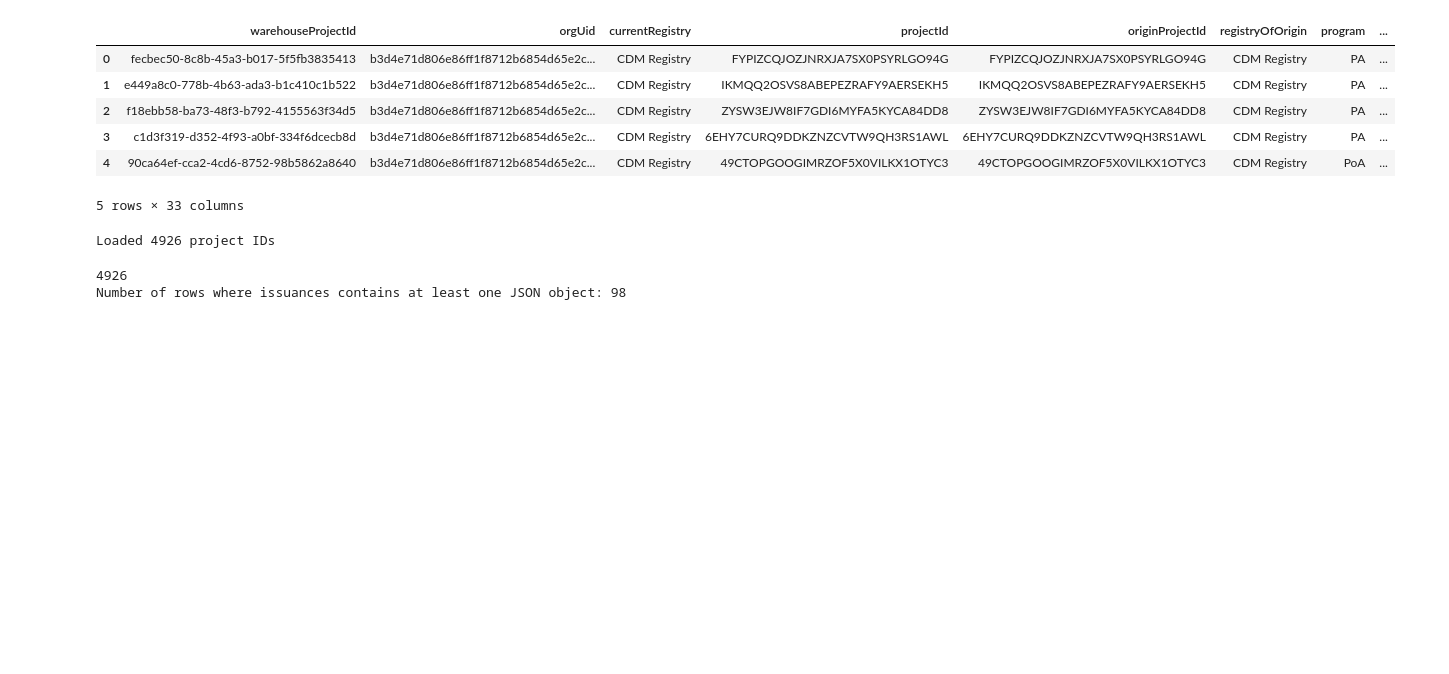
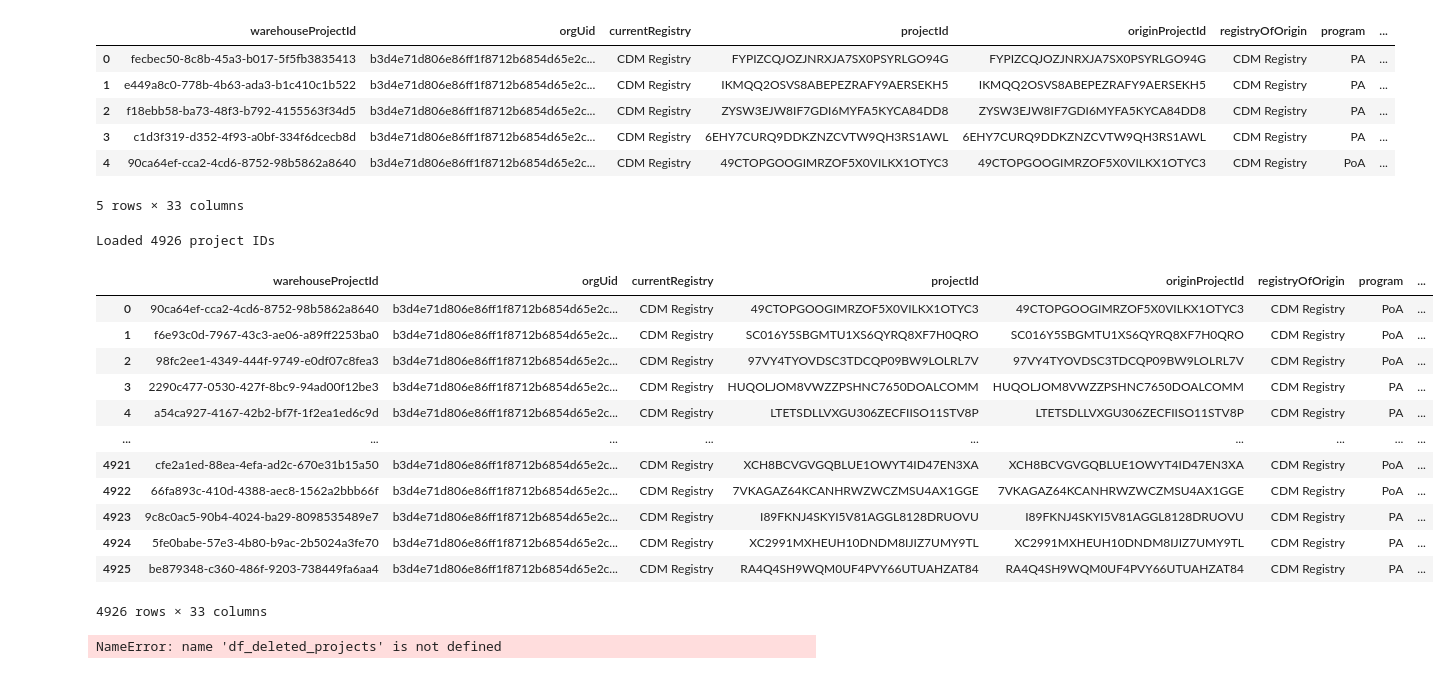
Before and after one commit to Climate-Action-Data/Climate-Action-Data-Climate-Action-Data-cdm-unfccc-mapping, a Jupyter notebook: remainingProjects.ipynb, the cells around one changed output. Saved outputs shown, nothing was run; the diff lists cells and outputs as text; code cells hidden in the pictures; blank space fills up the shorter version.

```diff
--- a/remainingProjects.ipynb
+++ b/remainingProjects.ipynb
@@ -239,27 +233,23 @@ df_deleted_projects = df_all_projects_cdm[
 #     './output/Apr25/CDM-ToBeDeletedProjects-April2025.xlsx',
 #     index=False
 # )
+# %%
+df_deleted_projects =pd.read_excel('./output/Apr25/CDM-ToBeDeletedProjects-April2025.xlsx')
+df_deleted_projects
+# %% [output]
+|  | warehouseProjectId | orgUid | currentRegistry | projectId | originProjectId | registryOfOrigin | program | ... |
+| 0 | 90ca64ef-cca2-4cd6-8752-98b5862a8640 | b3d4e71d806e86ff1f8712b6854d65e2c... | CDM Registry | 49CTOPGOOGIMRZOF5X0VILKX1OTYC3 | 49CTOPGOOGIMRZOF5X0VILKX1OTYC3 | CDM Registry | PoA | ... |
+| 1 | f6e93c0d-7967-43c3-ae06-a89ff2253ba0 | b3d4e71d806e86ff1f8712b6854d65e2c... | CDM Registry | SC016Y5SBGMTU1XS6QYRQ8XF7H0QRO | SC016Y5SBGMTU1XS6QYRQ8XF7H0QRO | CDM Registry | PoA | ... |
+| 2 | 98fc2ee1-4349-444f-9749-e0df07c8fea3 | b3d4e71d806e86ff1f8712b6854d65e2c... | CDM Registry | 97VY4TYOVDSC3TDCQP09BW9LOLRL7V | 97VY4TYOVDSC3TDCQP09BW9LOLRL7V | CDM Registry | PoA | ... |
+| 3 | 2290c477-0530-427f-8bc9-94ad00f12be3 | b3d4e71d806e86ff1f8712b6854d65e2c... | CDM Registry | HUQOLJOM8VWZZPSHNC7650DOALCOMM | HUQOLJOM8VWZZPSHNC7650DOALCOMM | CDM Registry | PA | ... |
+| 4 | a54ca927-4167-42b2-bf7f-1f2ea1ed6c9d | b3d4e71d806e86ff1f8712b6854d65e2c... | CDM Registry | LTETSDLLVXGU306ZECFIISO11STV8P | LTETSDLLVXGU306ZECFIISO11STV8P | CDM Registry | PA | ... |
+| ... | ... | ... | ... | ... | ... | ... | ... | ... |
+| 4921 | cfe2a1ed-88ea-4efa-ad2c-670e31b15a50 | b3d4e71d806e86ff1f8712b6854d65e2c... | CDM Registry | XCH8BCVGVGQBLUE1OWYT4ID47EN3XA | XCH8BCVGVGQBLUE1OWYT4ID47EN3XA | CDM Registry | PoA | ... |
+| 4922 | 66fa893c-410d-4388-aec8-1562a2bbb66f | b3d4e71d806e86ff1f8712b6854d65e2c... | CDM Registry | 7VKAGAZ64KCANHRWZWCZMSU4AX1GGE | 7VKAGAZ64KCANHRWZWCZMSU4AX1GGE | CDM Registry | PoA | ... |
+| 4923 | 9c8c0ac5-90b4-4024-ba29-8098535489e7 | b3d4e71d806e86ff1f8712b6854d65e2c... | CDM Registry | I89FKNJ4SKYI5V81AGGL8128DRUOVU | I89FKNJ4SKYI5V81AGGL8128DRUOVU | CDM Registry | PA | ... |
+| 4924 | 5fe0babe-57e3-4b80-b9ac-2b5024a3fe70 | b3d4e71d806e86ff1f8712b6854d65e2c... | CDM Registry | XC2991MXHEUH10DNDM8IJIZ7UMY9TL | XC2991MXHEUH10DNDM8IJIZ7UMY9TL | CDM Registry | PA | ... |
+| 4925 | be879348-c360-486f-9203-738449fa6aa4 | b3d4e71d806e86ff1f8712b6854d65e2c... | CDM Registry | RA4Q4SH9WQM0UF4PVY66UTUAHZAT84 | RA4Q4SH9WQM0UF4PVY66UTUAHZAT84 | CDM Registry | PA | ... |
+4926 rows × 33 columns
 # %%
-import ast
-
-print(len(df_deleted_projects))
-
-def has_json_object(x):
-    # If already a list, check for any dict
-    if isinstance(x, list):
-        return any(isinstance(i, dict) for i in x)
-    # If string, try to parse as list
-    if isinstance(x, str):
-        try:
-            val = ast.literal_eval(x)
-            if isinstance(val, list):
-                return any(isinstance(i, dict) for i in val)
-        except Exception:
-            return False
-    return False
-
-count_with_json = df_deleted_projects['issuances'].apply(has_json_object).sum()
-print(f"Number of rows where issuances contains at least one JSON object: {count_with_json}")
 # %% [output]
-4926
-Number of rows where issuances contains at least one JSON object: 98
+NameError: name 'df_deleted_projects' is not defined
```
Also changed, not shown: parts of 5 cells of this notebook, 5 other files.
